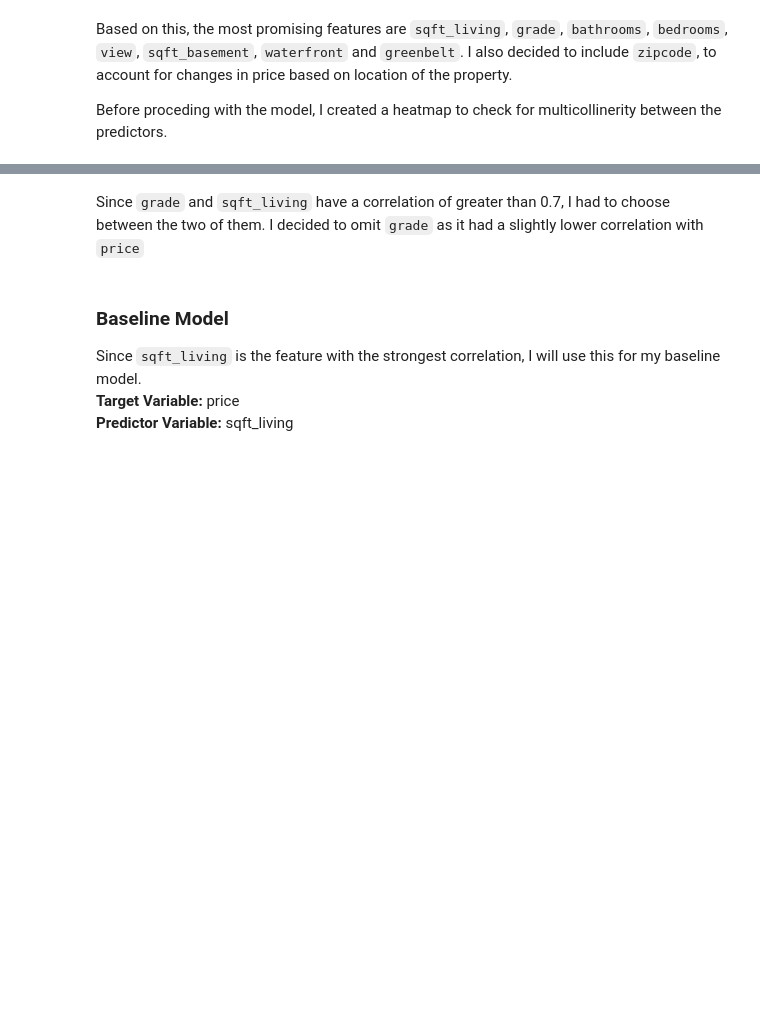
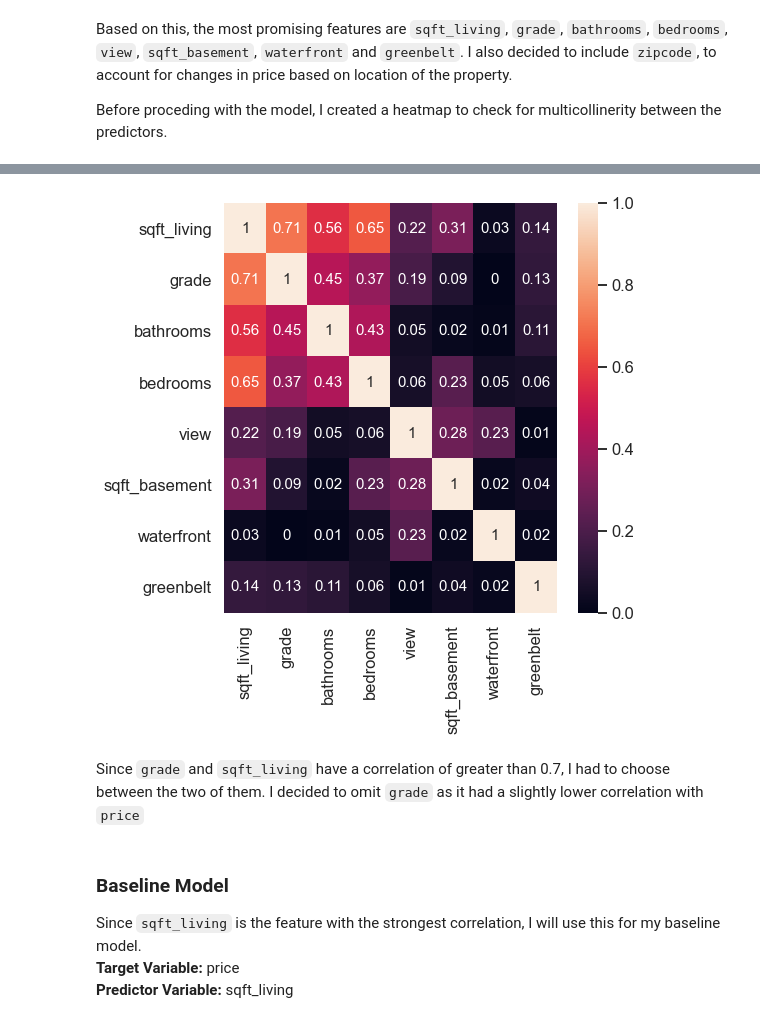
Before and after one commit to rlodetti/Housing_Project, a Jupyter notebook: housing_project.ipynb, the cells around one changed output, grey strips where cells are left out. Drawn from its saved outputs; the diff is of its cells as text; code cells hidden in the pictures; blank space fills up the shorter version.

```diff
--- a/housing_project.ipynb
+++ b/housing_project.ipynb
@@ -390,3 +447,9 @@ dm.heat_viz(df)
+# %%
+dv.heat_viz(df)
+
+# sqft_living is correlated highly with grade, bedrooms, and bathrooms.
+# %% [output]
+[figure, added]
 # %% [markdown]
 Since `grade` and `sqft_living` have a correlation of greater than 0.7, I had to choose between the two of them. I decided to omit `grade` as it had a slightly lower correlation with `price`
 # %% [markdown]
```
Also changed, not shown: parts of 54 cells of this notebook, 19 other files.
